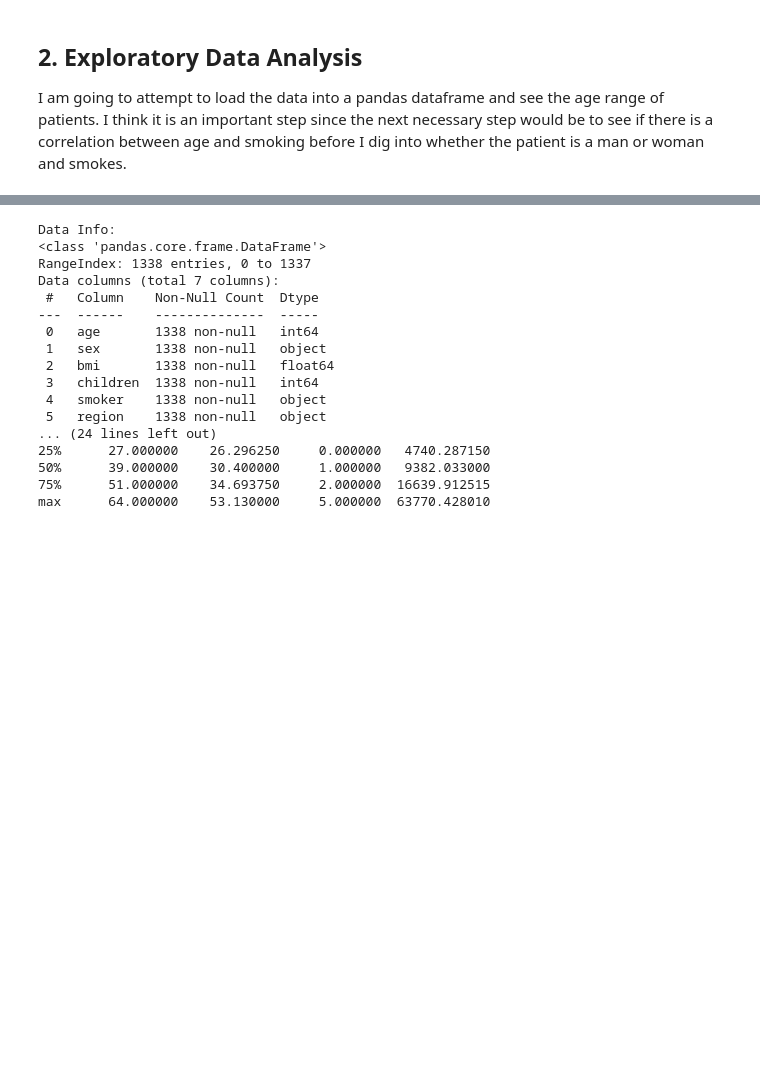
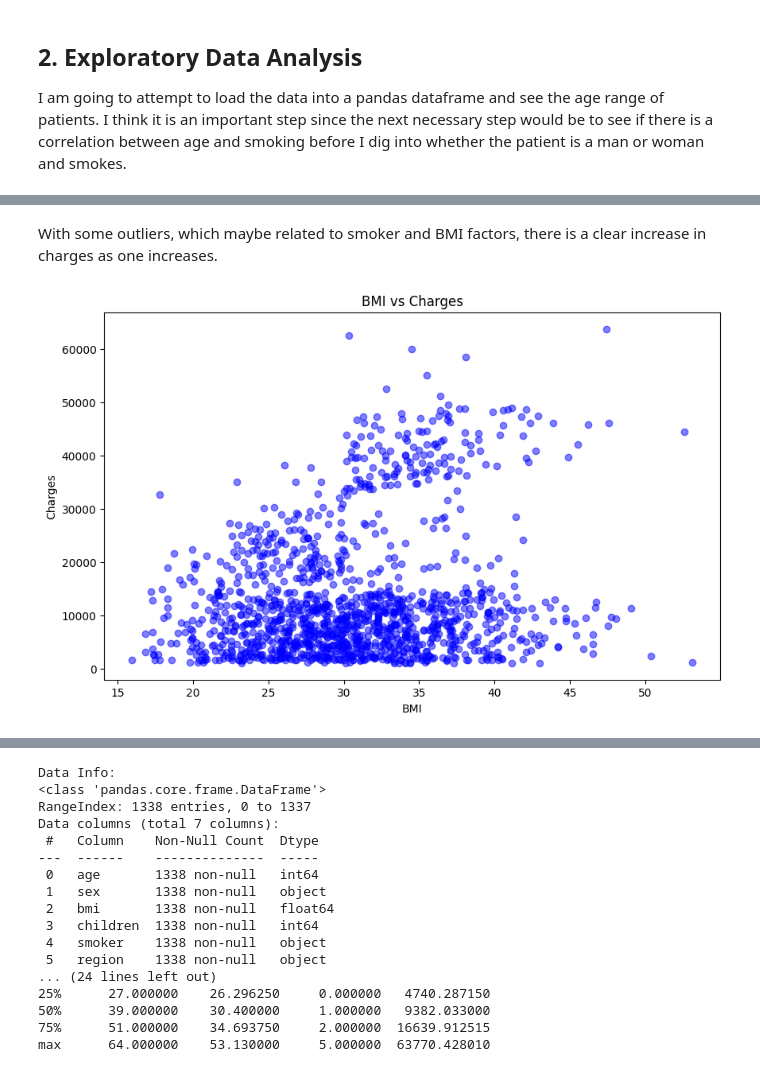
Before and after one commit to dhelms33/CS39AA-Project-DH, a Jupyter notebook: project_part1.ipynb, the cells around one changed output, grey strips where cells are left out. Drawn from its saved outputs; the diff is of its cells as text; code cells hidden in the pictures; blank space fills up the shorter version.

```diff
--- a/project_part1.ipynb
+++ b/project_part1.ipynb
@@ -21,0 +38,18 @@ I am going to attempt to load the data into a pandas dataframe and see the age r
+# %% [markdown]
+With some outliers, which maybe related to smoker and BMI factors, there is a clear increase in charges as one increases.
+# %%
+import pandas as pd
+import matplotlib.pyplot as plt
+
+# Load the dataset
+data = pd.read_csv('insurance.csv')  # Replace 'insurance.csv' with the actual filename
+
+# Plot a scatter plot of BMI vs Charges
+plt.figure(figsize=(10, 6))
+plt.scatter(data['bmi'], data['charges'], alpha=0.5, color='blue')
+plt.title('BMI vs Charges')
+plt.xlabel('BMI')
+plt.ylabel('Charges')
+plt.show()
+# %% [output]
+[figure, added]
```
Also changed, not shown: parts of 4 cells of this notebook.
